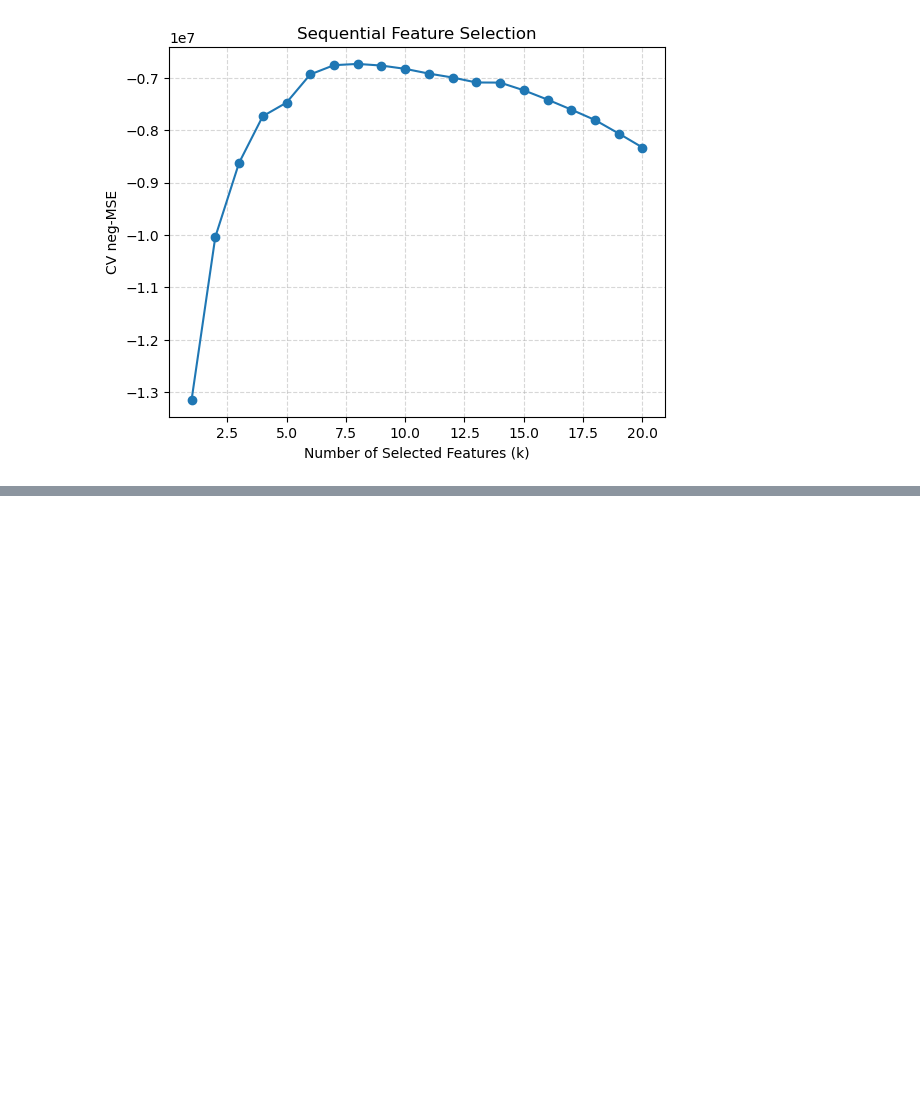
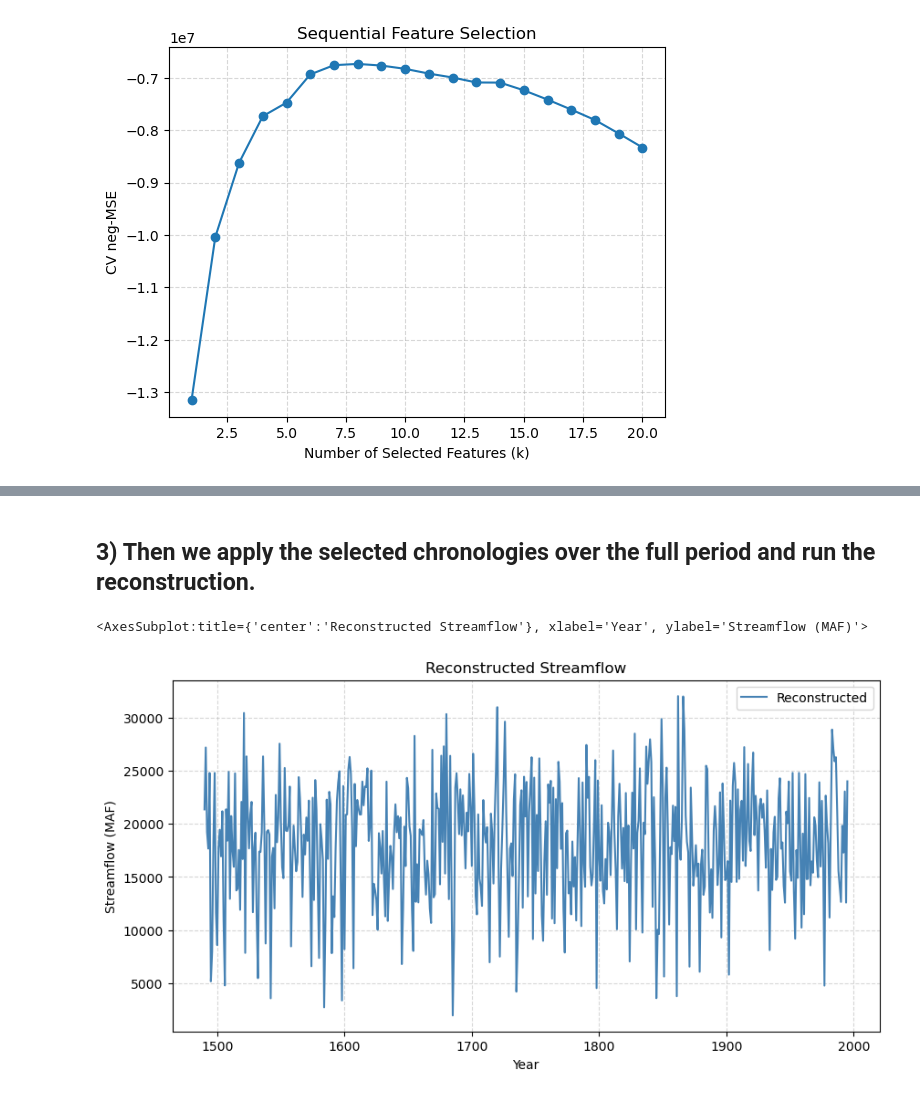
Before and after one commit to Kalharap/py-recon, a Jupyter notebook: example.ipynb, the cells around one changed output, grey strips where cells are left out. Saved outputs shown, nothing was run; the diff lists cells and outputs as text; code cells hidden in the pictures; blank space fills up the shorter version.

```diff
--- a/example.ipynb
+++ b/example.ipynb
@@ -88,0 +103,10 @@ CV neg-MSE: -6729104.0333 ± 1884005.2328
+# %% [markdown]
+## 3) Then we apply the selected chronologies over the full period and run the reconstruction.
+# %%
+X_paleo = X[best_chrons].loc[year_min:year_max]
+full_recon =stepwise_regression_reconstruction(X_paleo, pipe)
+plot_full_reconstruction(full_recon.index, full_recon, ylabel='Streamflow (MAF)',xlabel='Year',
+                         title ='Reconstructed Streamflow')
+# %% [output]
+<AxesSubplot:title={'center':'Reconstructed Streamflow'}, xlabel='Year', ylabel='Streamflow (MAF)'>
+[figure, added]
```
Also changed, not shown: parts of 7 cells of this notebook.
